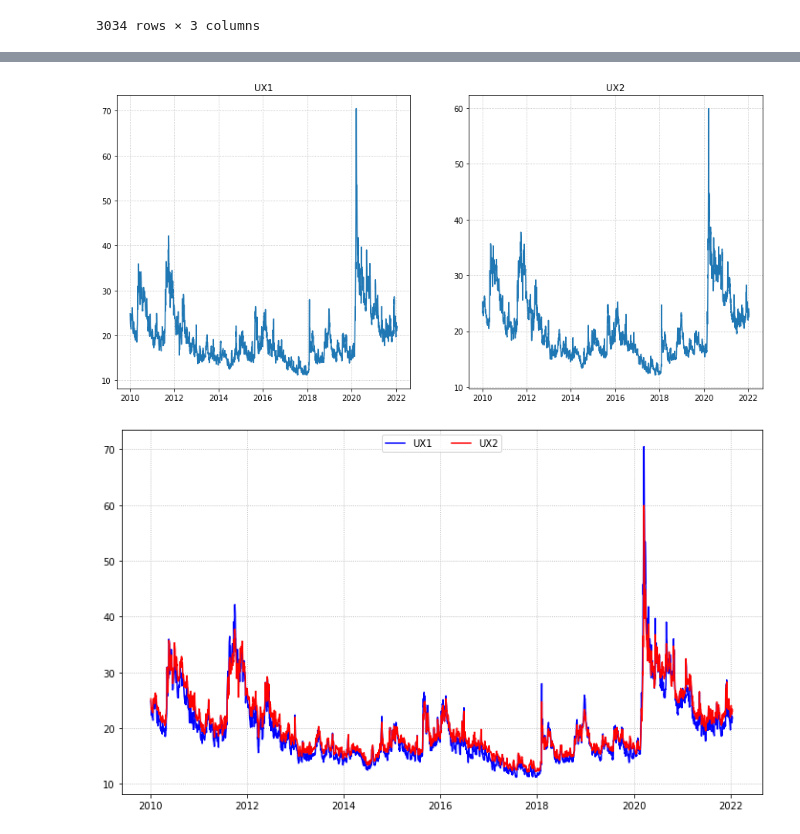
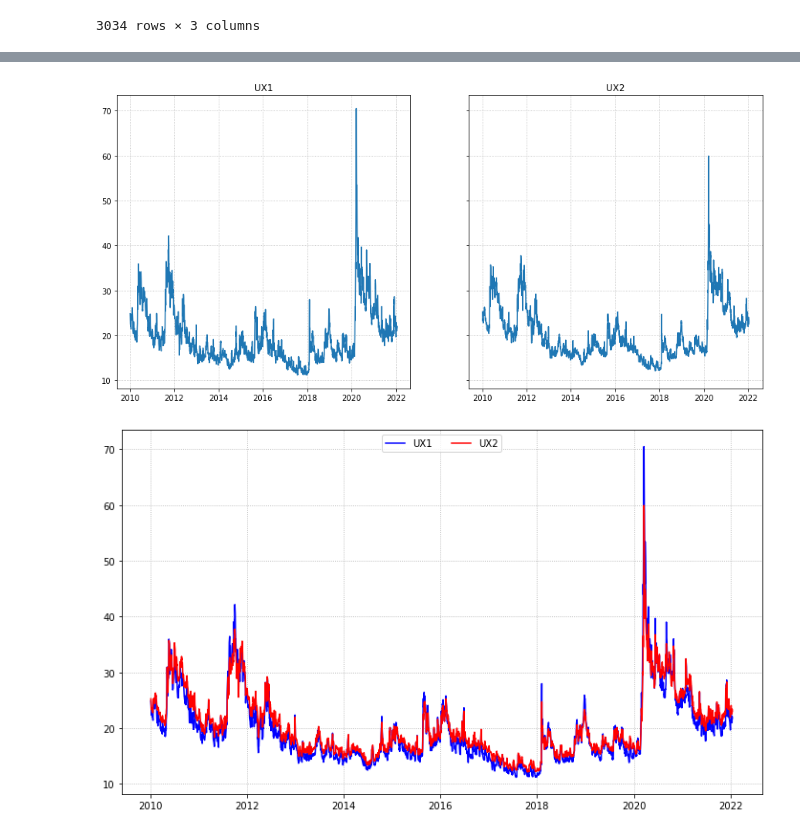
Before and after one commit to aidinattar/Volatility-carry-trading-strategy, a Jupyter notebook: Project.ipynb, the cells around one changed output, grey strips where cells are left out. Saved outputs shown, nothing was run; the diff lists cells and outputs as text; code cells hidden in the pictures.

```diff
--- a/Project.ipynb
+++ b/Project.ipynb
@@ -8,7 +14,8 @@ import pandas as pd
 # %%
+dir       = 'data/'
 file_name = 'grid1_zheb51fo.xlsx'
-UX1       = pd.read_excel(file_name, sheet_name='UX1_Index')
-UX2       = pd.read_excel(file_name, sheet_name='UX2_Index')
+UX1       = pd.read_excel(dir+file_name, sheet_name='UX1_Index')
+UX2       = pd.read_excel(dir+file_name, sheet_name='UX2_Index')
 UX1
 # %% [output]
 |  | Date | PX_LAST | PX_VOLUME |
@@ -27,14 +58,14 @@ UX1
 # %%
-fig,ax = plt.subplots(ncols=2, figsize=(15,7))
+fig,ax = plt.subplots(ncols=2, figsize=(15,7), sharey=True)
 ax[0].plot(UX1.Date, UX1.PX_LAST)
 ax[1].plot(UX2.Date, UX2.PX_LAST)
 ax[0].set_title('UX1')
 ax[1].set_title('UX2')
 ax[0].grid(linestyle='dotted')
 ax[1].grid(linestyle='dotted')
 plt.show()
 # %% [output]
-[figure, old version]
+[figure, new version]
 # %%
 fig,ax = plt.subplots(figsize=(12,7))
 ax.plot(UX1.Date, UX1.PX_LAST, label='UX1', color='blue')
```
Also changed, not shown: parts of 9 cells of this notebook, 2 other files.
